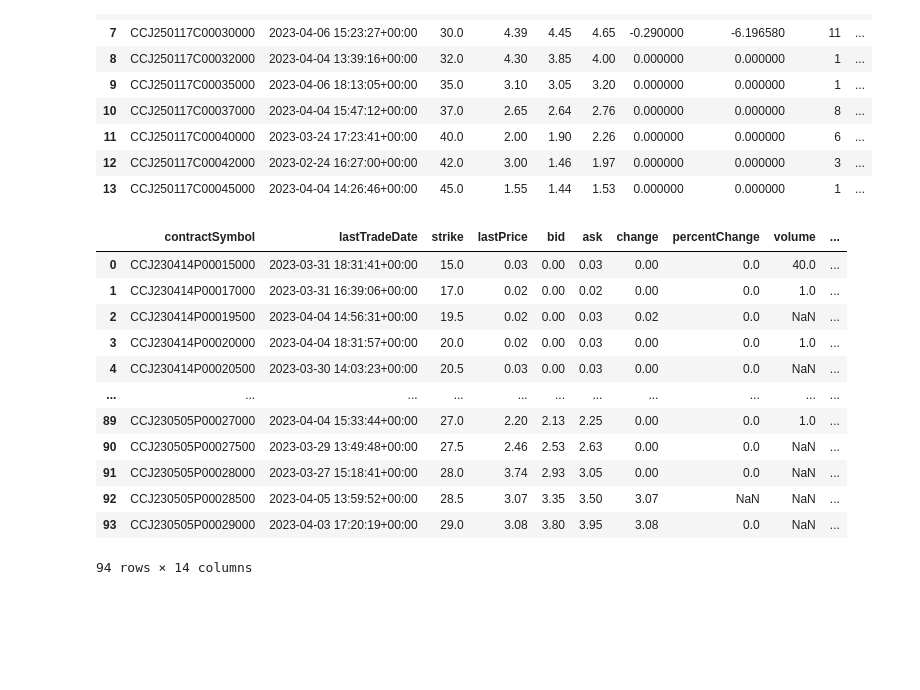
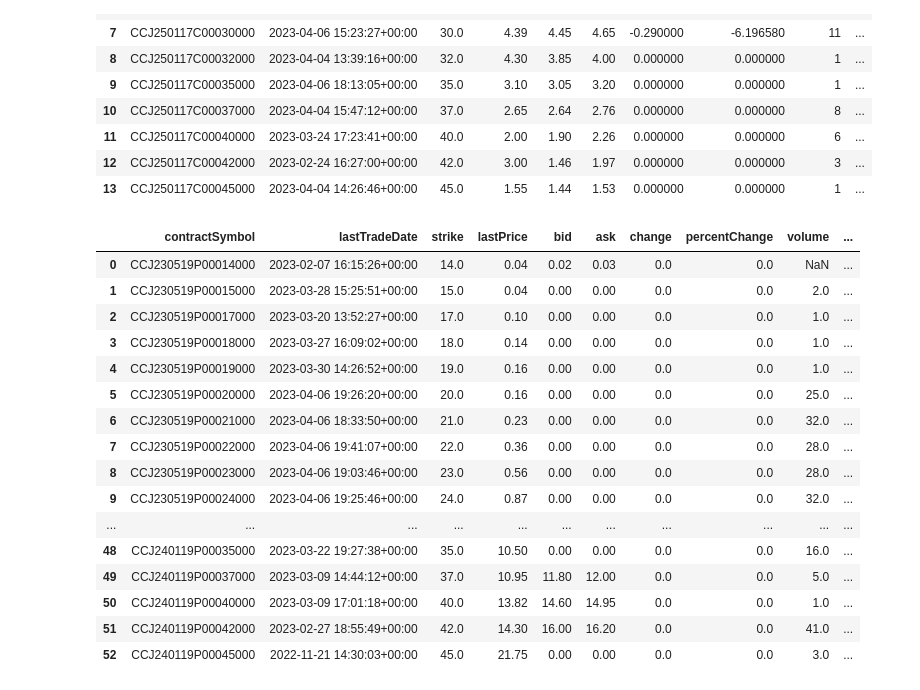
Before and after one commit to cedyangks/PySelenium, a Jupyter notebook: Untitled9.ipynb, the cells around one changed output. Saved outputs shown, nothing was run; the diff lists cells and outputs as text; code cells hidden in the pictures; blank space fills up the shorter version.

Commit message:
Concated Dataframe

```diff
--- a/Untitled9.ipynb
+++ b/Untitled9.ipynb
@@ -125,26 +125,32 @@ Arr_Dataframe:list=[pd.DataFrame] * Tup_Size;
 # %%
 for i in range(10):
         ReturnType=Abr_YFTicker.option_chain(Opt_DateTuple[i]);
         Arr_Dataframe[i]=ReturnType.puts;
         #store data into DataFrame
         i=i+1;
         continue;
 
 df_merged=Arr_Dataframe[0].append(Arr_Dataframe[1],ignore_index=True);
 df_merged=df_merged.append(Arr_Dataframe[2],ignore_index=True);
 df_merged=df_merged.append(Arr_Dataframe[3],ignore_index=True);
-display(df_merged);
+
+
+display(pd.concat([Arr_Dataframe[5],Arr_Dataframe[4],Arr_Dataframe[9]],ignore_index=True));
 # %% [output]
 |  | contractSymbol | lastTradeDate | strike | lastPrice | bid | ask | change | percentChange | volume | ... |
-| 0 | CCJ230414P00015000 | 2023-03-31 18:31:41+00:00 | 15.0 | 0.03 | 0.00 | 0.03 | 0.00 | 0.0 | 40.0 | ... |
-| 1 | CCJ230414P00017000 | 2023-03-31 16:39:06+00:00 | 17.0 | 0.02 | 0.00 | 0.02 | 0.00 | 0.0 | 1.0 | ... |
-| 2 | CCJ230414P00019500 | 2023-04-04 14:56:31+00:00 | 19.5 | 0.02 | 0.00 | 0.03 | 0.02 | 0.0 | NaN | ... |
-| 3 | CCJ230414P00020000 | 2023-04-04 18:31:57+00:00 | 20.0 | 0.02 | 0.00 | 0.03 | 0.00 | 0.0 | 1.0 | ... |
-| 4 | CCJ230414P00020500 | 2023-03-30 14:03:23+00:00 | 20.5 | 0.03 | 0.00 | 0.03 | 0.00 | 0.0 | NaN | ... |
+| 0 | CCJ230519P00014000 | 2023-02-07 16:15:26+00:00 | 14.0 | 0.04 | 0.02 | 0.03 | 0.0 | 0.0 | NaN | ... |
+| 1 | CCJ230519P00015000 | 2023-03-28 15:25:51+00:00 | 15.0 | 0.04 | 0.00 | 0.00 | 0.0 | 0.0 | 2.0 | ... |
+| 2 | CCJ230519P00017000 | 2023-03-20 13:52:27+00:00 | 17.0 | 0.10 | 0.00 | 0.00 | 0.0 | 0.0 | 1.0 | ... |
+| 3 | CCJ230519P00018000 | 2023-03-27 16:09:02+00:00 | 18.0 | 0.14 | 0.00 | 0.00 | 0.0 | 0.0 | 1.0 | ... |
+| 4 | CCJ230519P00019000 | 2023-03-30 14:26:52+00:00 | 19.0 | 0.16 | 0.00 | 0.00 | 0.0 | 0.0 | 1.0 | ... |
+| 5 | CCJ230519P00020000 | 2023-04-06 19:26:20+00:00 | 20.0 | 0.16 | 0.00 | 0.00 | 0.0 | 0.0 | 25.0 | ... |
+| 6 | CCJ230519P00021000 | 2023-04-06 18:33:50+00:00 | 21.0 | 0.23 | 0.00 | 0.00 | 0.0 | 0.0 | 32.0 | ... |
+| 7 | CCJ230519P00022000 | 2023-04-06 19:41:07+00:00 | 22.0 | 0.36 | 0.00 | 0.00 | 0.0 | 0.0 | 28.0 | ... |
+| 8 | CCJ230519P00023000 | 2023-04-06 19:03:46+00:00 | 23.0 | 0.56 | 0.00 | 0.00 | 0.0 | 0.0 | 28.0 | ... |
+| 9 | CCJ230519P00024000 | 2023-04-06 19:25:46+00:00 | 24.0 | 0.87 | 0.00 | 0.00 | 0.0 | 0.0 | 32.0 | ... |
 | ... | ... | ... | ... | ... | ... | ... | ... | ... | ... | ... |
-| 89 | CCJ230505P00027000 | 2023-04-04 15:33:44+00:00 | 27.0 | 2.20 | 2.13 | 2.25 | 0.00 | 0.0 | 1.0 | ... |
-| 90 | CCJ230505P00027500 | 2023-03-29 13:49:48+00:00 | 27.5 | 2.46 | 2.53 | 2.63 | 0.00 | 0.0 | NaN | ... |
-| 91 | CCJ230505P00028000 | 2023-03-27 15:18:41+00:00 | 28.0 | 3.74 | 2.93 | 3.05 | 0.00 | 0.0 | NaN | ... |
-| 92 | CCJ230505P00028500 | 2023-04-05 13:59:52+00:00 | 28.5 | 3.07 | 3.35 | 3.50 | 3.07 | NaN | NaN | ... |
-| 93 | CCJ230505P00029000 | 2023-04-03 17:20:19+00:00 | 29.0 | 3.08 | 3.80 | 3.95 | 3.08 | 0.0 | NaN | ... |
+| 48 | CCJ240119P00035000 | 2023-03-22 19:27:38+00:00 | 35.0 | 10.50 | 0.00 | 0.00 | 0.0 | 0.0 | 16.0 | ... |
+| 49 | CCJ240119P00037000 | 2023-03-09 14:44:12+00:00 | 37.0 | 10.95 | 11.80 | 12.00 | 0.0 | 0.0 | 5.0 | ... |
+| 50 | CCJ240119P00040000 | 2023-03-09 17:01:18+00:00 | 40.0 | 13.82 | 14.60 | 14.95 | 0.0 | 0.0 | 1.0 | ... |
+| 51 | CCJ240119P00042000 | 2023-02-27 18:55:49+00:00 | 42.0 | 14.30 | 16.00 | 16.20 | 0.0 | 0.0 | 41.0 | ... |
+| 52 | CCJ240119P00045000 | 2022-11-21 14:30:03+00:00 | 45.0 | 21.75 | 0.00 | 0.00 | 0.0 | 0.0 | 3.0 | ... |
-94 rows × 14 columns
```
